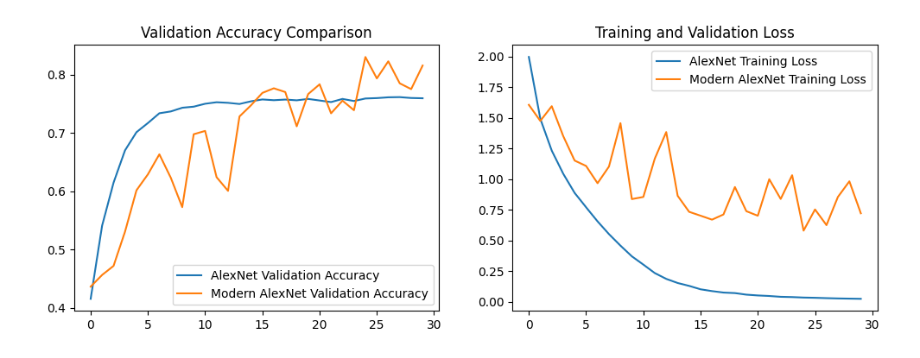
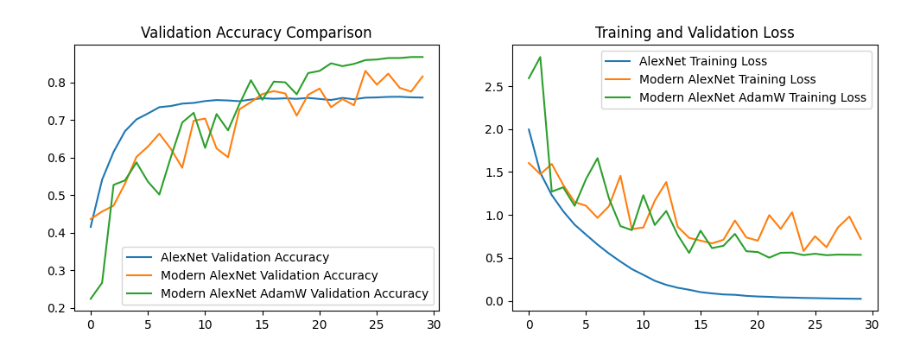
Before and after one commit to redwine-1/CNN_PAPERS, a Jupyter notebook: alextnet/analysis.ipynb, the cells around one changed output. Cells and saved outputs as stored; diff of their text form; code cells hidden in the pictures.

Commit message:
trained using adamW

```diff
--- a/alextnet/analysis.ipynb
+++ b/alextnet/analysis.ipynb
@@ -7,31 +7,38 @@ with open('alexnet_cifar10_history.pkl', 'rb') as f1:
 
 with open('modern_alexnet_cifar10_history.pkl', 'rb') as f2:
     modern_alexnet_history = pickle.load(f2)
+
+with open('modern_alexnet_adamW_cifar10_history.pkl', 'rb') as f3:
+    modern_alexnet_adamW_history = pickle.load(f3)
 # %%
 import matplotlib.pyplot as plt
 
 alexnet_val_acc = alexnet_history['val_accuracy']
 modern_alexnet_val_acc = modern_alexnet_history['val_accuracy']
+modern_alexnet_adamW_val_acc = modern_alexnet_adamW_history['val_accuracy']
 alexnet_val_loss = alexnet_history['loss']
 modern_alexnet_val_loss = modern_alexnet_history['val_loss']
+modern_alexnet_adamW_val_loss = modern_alexnet_adamW_history['val_loss']
 
 epochs_range = range(len(alexnet_val_acc))
 
 # Plot Training and Validation Accuracy
 plt.figure(figsize=(12, 4))
 plt.subplot(1, 2, 1)
 plt.plot(epochs_range, alexnet_val_acc, label='AlexNet Validation Accuracy')
 plt.plot(epochs_range, modern_alexnet_val_acc, label='Modern AlexNet Validation Accuracy')
+plt.plot(epochs_range, modern_alexnet_adamW_val_acc, label='Modern AlexNet AdamW Validation Accuracy')
 plt.legend(loc='lower right')
 plt.title('Validation Accuracy Comparison')
 
 # Plot Training and Validation Loss
 plt.subplot(1, 2, 2)
 plt.plot(epochs_range, alexnet_val_loss, label='AlexNet Training Loss')
 plt.plot(epochs_range, modern_alexnet_val_loss, label='Modern AlexNet Training Loss')
+plt.plot(epochs_range, modern_alexnet_adamW_val_loss, label='Modern AlexNet AdamW Training Loss')
 plt.legend(loc='upper right')
 plt.title('Training and Validation Loss')
 
 plt.show()
 # %% [output]
-[figure, old version]
+[figure, new version]
```
Also changed, not shown: 2 other files.
